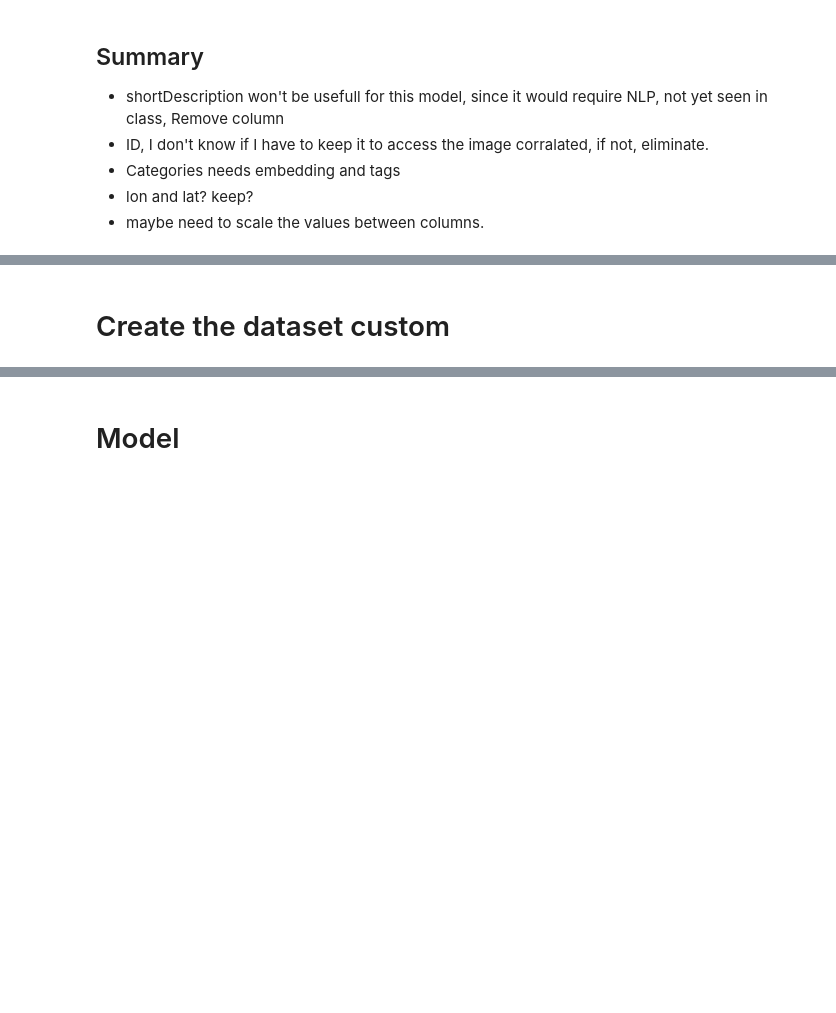
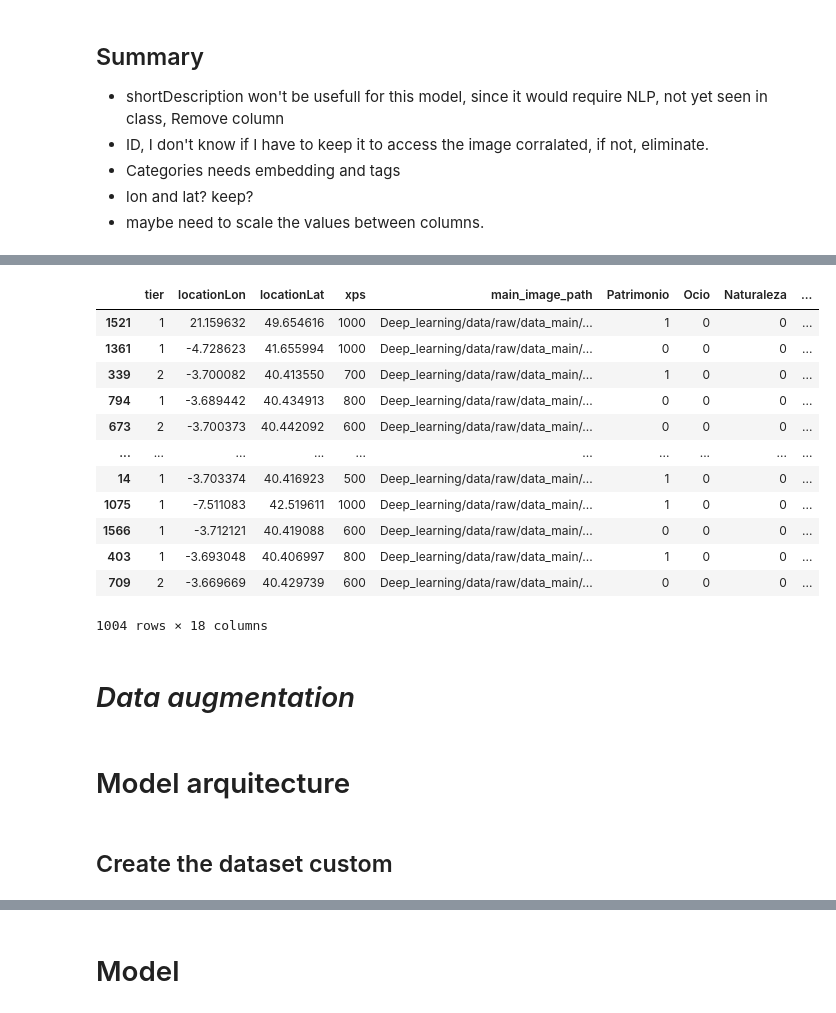
Before and after one commit to SCaRreC/Deep_learning, a Jupyter notebook: notebooks/EDA.ipynb, the cells around one changed output, grey strips where cells are left out. Cells and saved outputs as stored; diff of their text form; code cells hidden in the pictures; blank space fills up the shorter version.

Commit message:
save EDA file before splitting into two notebooks

```diff
--- a/notebooks/EDA.ipynb
+++ b/notebooks/EDA.ipynb
@@ -316,6 +343,3 @@ It seems like some of the pictures have some filter or modification in the color
 *   Categories needs embedding and tags
 * lon and lat? keep?
 * maybe need to scale the values between columns.
-# %%
-df_poi.drop(columns=['id', 'name', 'shortDescription'], inplace=True)
-df_poi.dtypes
@@ -353,0 +346,4 @@ print(f"Tensor shape: {img_tensor.shape}")  # (C, H, W)
+# %%
+# Drop columns with text, (we won't be using them in this model), and columns: Visits, likes, dislikes and bookmarks, as we already calculated our target score "engagement_score" with them.
+df_poi.drop(columns=['id', 'name', 'shortDescription', 'Visits', 'Likes', 'Dislikes', 'Bookmarks'], inplace=True)
+df_poi.dtypes
@@ -353,0 +371,22 @@ print(f"Tensor shape: {img_tensor.shape}")  # (C, H, W)
+# %%
+from sklearn.model_selection import train_test_split
+
+X = df_poi.drop(columns=['engagement', 'engagement_score'])
+y = df_poi['engagement_score']
+
+# Divide train and test
+X_train, X_test, y_train, y_test = train_test_split(
+    X,
+    y,
+    test_size=0.2,
+    stratify= y,
+    random_state=42,
+)
+# Divide validation subset
+X_train, X_val, y_train, y_val = train_test_split(
+    X_train,
+    y_train,
+    test_size=0.2,
+    stratify=y_train,
+    random_state=42,
+)
@@ -354,5 +453,25 @@ print(f"Tensor shape: {img_tensor.shape}")  # (C, H, W)
+# %%
+X_train
+# %% [output]
+|  | tier | locationLon | locationLat | xps | main_image_path | Patrimonio | Ocio | Naturaleza | ... |
+| 1521 | 1 | 21.159632 | 49.654616 | 1000 | Deep_learning/data/raw/data_main/... | 1 | 0 | 0 | ... |
+| 1361 | 1 | -4.728623 | 41.655994 | 1000 | Deep_learning/data/raw/data_main/... | 0 | 0 | 0 | ... |
+| 339 | 2 | -3.700082 | 40.413550 | 700 | Deep_learning/data/raw/data_main/... | 1 | 0 | 0 | ... |
+| 794 | 1 | -3.689442 | 40.434913 | 800 | Deep_learning/data/raw/data_main/... | 0 | 0 | 0 | ... |
+| 673 | 2 | -3.700373 | 40.442092 | 600 | Deep_learning/data/raw/data_main/... | 0 | 0 | 0 | ... |
+| ... | ... | ... | ... | ... | ... | ... | ... | ... | ... |
+| 14 | 1 | -3.703374 | 40.416923 | 500 | Deep_learning/data/raw/data_main/... | 1 | 0 | 0 | ... |
+| 1075 | 1 | -7.511083 | 42.519611 | 1000 | Deep_learning/data/raw/data_main/... | 1 | 0 | 0 | ... |
+| 1566 | 1 | -3.712121 | 40.419088 | 600 | Deep_learning/data/raw/data_main/... | 0 | 0 | 0 | ... |
+| 403 | 1 | -3.693048 | 40.406997 | 800 | Deep_learning/data/raw/data_main/... | 1 | 0 | 0 | ... |
+| 709 | 2 | -3.669669 | 40.429739 | 600 | Deep_learning/data/raw/data_main/... | 0 | 0 | 0 | ... |
+1004 rows × 18 columns
+# %% [markdown]
+#  *Data augmentation*
+# %% [markdown]
+# Model arquitecture
 # %% [markdown]
-# Create the dataset custom
+## Create the dataset custom
 # %%
 from torch.utils.data import Dataset, DataLoader, random_split
 import torch
```
Also changed, not shown: parts of 52 cells of this notebook.
